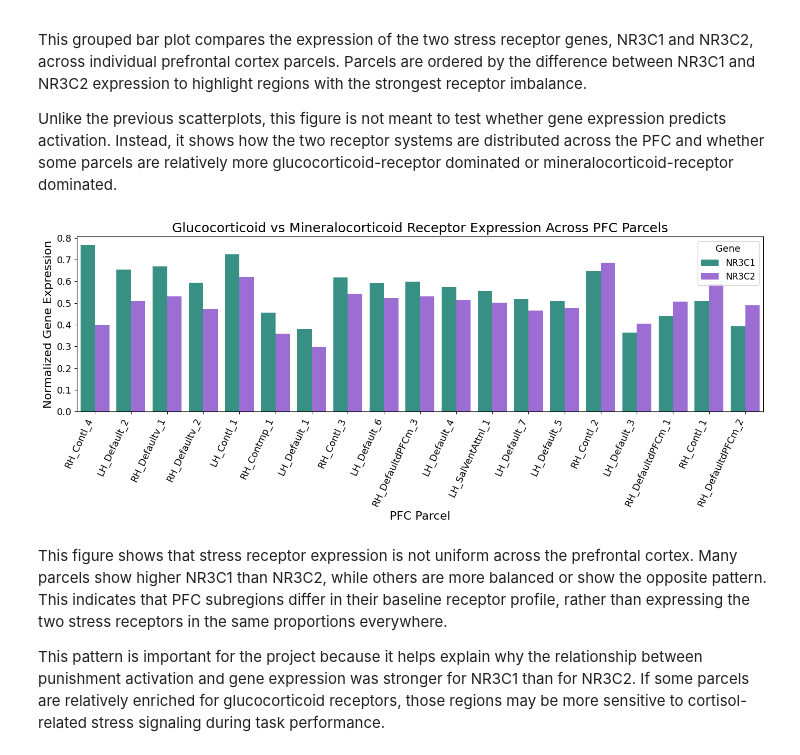
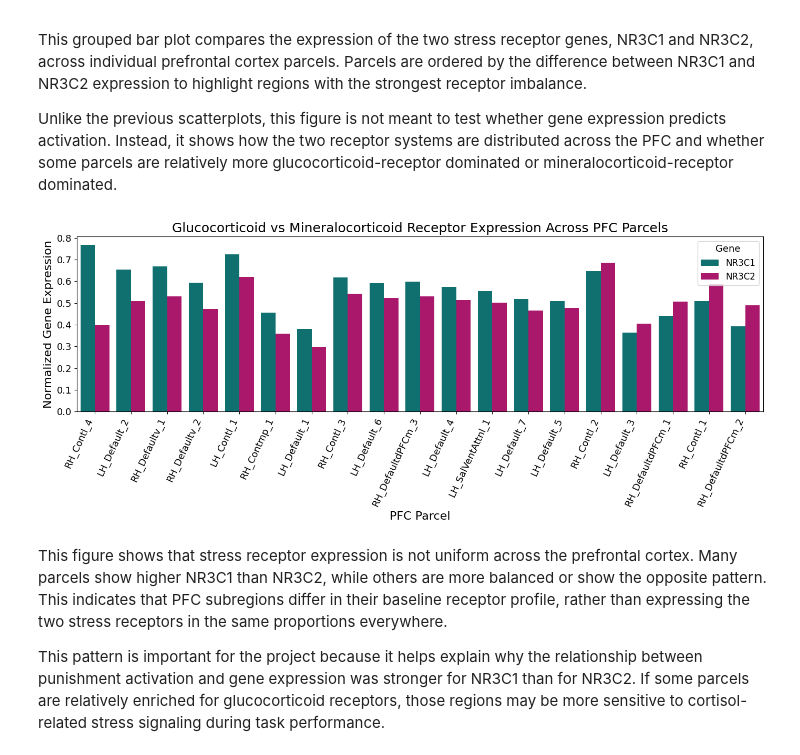
Before and after one commit to arushimunjal/BIPN162-Final-Project, a Jupyter notebook: Integrating fMRI, Gene Expression, and Electrophysiology to Study Stress Sensitivity in the Prefrontal Cortex.ipynb, the cells around one changed output. Saved outputs shown, nothing was run; the diff lists cells and outputs as text; code cells hidden in the pictures.

```diff
--- a/Integrating fMRI, Gene Expression, and Electrophysiology to Study Stress Sensitivity in the Prefrontal Cortex.ipynb
+++ b/Integrating fMRI, Gene Expression, and Electrophysiology to Study Stress Sensitivity in the Prefrontal Cortex.ipynb
@@ -1060,35 +1060,35 @@ gene_long = gene_plot_df.melt(
     value_name='Expression'
 )
 
 plt.figure(figsize=(14,6))
 
 # generate a grouped bar plot comparing nr3c1 and nr3c2 expression across parcels
 order = gene_plot_df['short_label']
 
 sns.barplot(
     data=gene_long,
     x='short_label',
     y='Expression',
     hue='Gene',
     order=order,
-    palette={'NR3C1': '#2A9D8F', 'NR3C2': '#9B5DE5'}, # teal for GR, purple for MR
+    palette={'NR3C1': '#008080', 'NR3C2': '#C2006E'}, # green for NR3C1 (GR), pink for NR3C2 (MR
 )
 
 plt.xticks(rotation=65, ha='right', fontsize=13)
 plt.yticks(fontsize=13)
 
 plt.xlabel("PFC Parcel", fontsize=16)
 plt.ylabel("Normalized Gene Expression", fontsize=16)
 
 plt.title("Glucocorticoid vs Mineralocorticoid Receptor Expression Across PFC Parcels", fontsize=18)
 
 plt.legend(title="Gene", fontsize=12, title_fontsize=13)
 
 plt.savefig('bar_NR3C1_NR3C2.png', dpi=150, bbox_inches='tight')
 plt.tight_layout()
 plt.show()
 # %% [output]
-[figure, old version]
+[figure, new version]
 # %% [markdown]
 This figure shows that stress receptor expression is not uniform across the prefrontal cortex. Many parcels show higher NR3C1 than NR3C2, while others are more balanced or show the opposite pattern. This indicates that PFC subregions differ in their baseline receptor profile, rather than expressing the two stress receptors in the same proportions everywhere.
 
```
Also changed, not shown: parts of 1 cell of this notebook, 2 other files.
